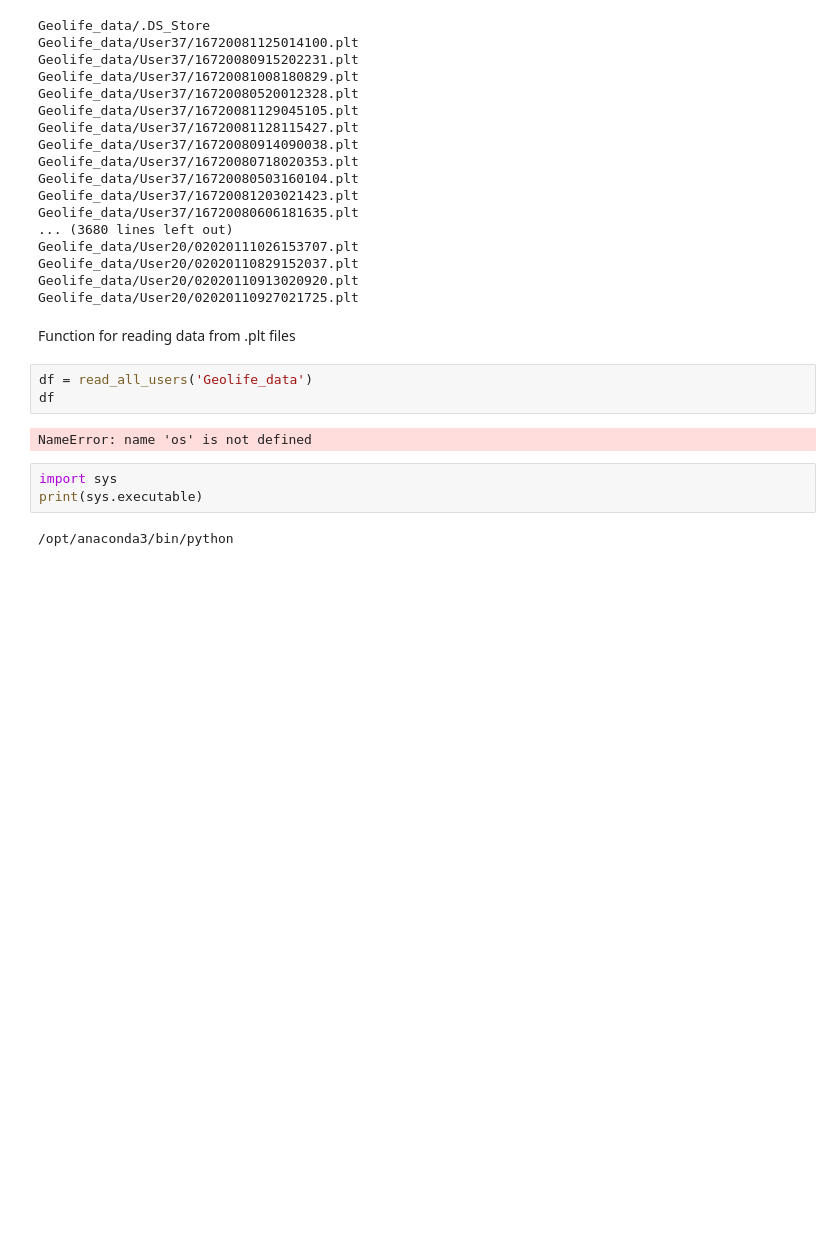
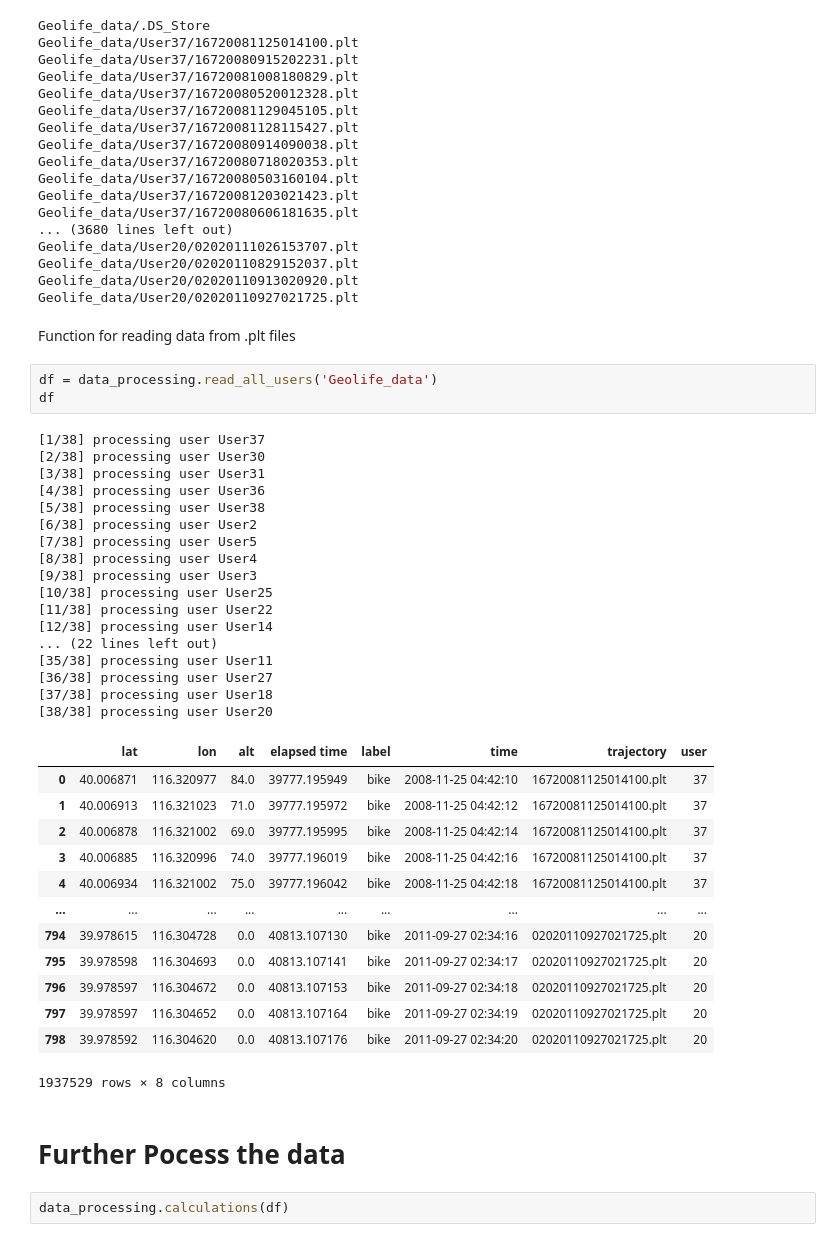
Before and after one commit to benteuu/Masterarbeit-Repo, a Jupyter notebook: data_extraction.ipynb, the cells around one changed output. Cells and saved outputs as stored; diff of their text form; blank space fills up the shorter version.

```diff
--- a/data_extraction.ipynb
+++ b/data_extraction.ipynb
@@ -38,12 +38,40 @@ Geolife_data/User20/02020110927021725.plt
 # %% [markdown]
 Function for reading data from .plt files
 # %%
-df = read_all_users('Geolife_data')
+df = data_processing.read_all_users('Geolife_data')
 df
 # %% [output]
-NameError: name 'os' is not defined
+[1/38] processing user User37
+[2/38] processing user User30
+[3/38] processing user User31
+[4/38] processing user User36
+[5/38] processing user User38
+[6/38] processing user User2
+[7/38] processing user User5
+[8/38] processing user User4
+[9/38] processing user User3
+[10/38] processing user User25
+[11/38] processing user User22
+[12/38] processing user User14
+... (22 lines left out)
+[35/38] processing user User11
+[36/38] processing user User27
+[37/38] processing user User18
+[38/38] processing user User20
+|  | lat | lon | alt | elapsed time | label | time | trajectory | user |
+| 0 | 40.006871 | 116.320977 | 84.0 | 39777.195949 | bike | 2008-11-25 04:42:10 | 16720081125014100.plt | 37 |
+| 1 | 40.006913 | 116.321023 | 71.0 | 39777.195972 | bike | 2008-11-25 04:42:12 | 16720081125014100.plt | 37 |
+| 2 | 40.006878 | 116.321002 | 69.0 | 39777.195995 | bike | 2008-11-25 04:42:14 | 16720081125014100.plt | 37 |
+| 3 | 40.006885 | 116.320996 | 74.0 | 39777.196019 | bike | 2008-11-25 04:42:16 | 16720081125014100.plt | 37 |
+| 4 | 40.006934 | 116.321002 | 75.0 | 39777.196042 | bike | 2008-11-25 04:42:18 | 16720081125014100.plt | 37 |
+| ... | ... | ... | ... | ... | ... | ... | ... | ... |
+| 794 | 39.978615 | 116.304728 | 0.0 | 40813.107130 | bike | 2011-09-27 02:34:16 | 02020110927021725.plt | 20 |
+| 795 | 39.978598 | 116.304693 | 0.0 | 40813.107141 | bike | 2011-09-27 02:34:17 | 02020110927021725.plt | 20 |
+| 796 | 39.978597 | 116.304672 | 0.0 | 40813.107153 | bike | 2011-09-27 02:34:18 | 02020110927021725.plt | 20 |
+| 797 | 39.978597 | 116.304652 | 0.0 | 40813.107164 | bike | 2011-09-27 02:34:19 | 02020110927021725.plt | 20 |
+| 798 | 39.978592 | 116.304620 | 0.0 | 40813.107176 | bike | 2011-09-27 02:34:20 | 02020110927021725.plt | 20 |
+1937529 rows × 8 columns
-# %%
-import sys
-print(sys.executable)
-# %% [output]
-/opt/anaconda3/bin/python
+# %% [markdown]
+# Further Pocess the data
+# %%
+data_processing.calculations(df)
```
Also changed, not shown: parts of 4 cells of this notebook, 4 other files.
